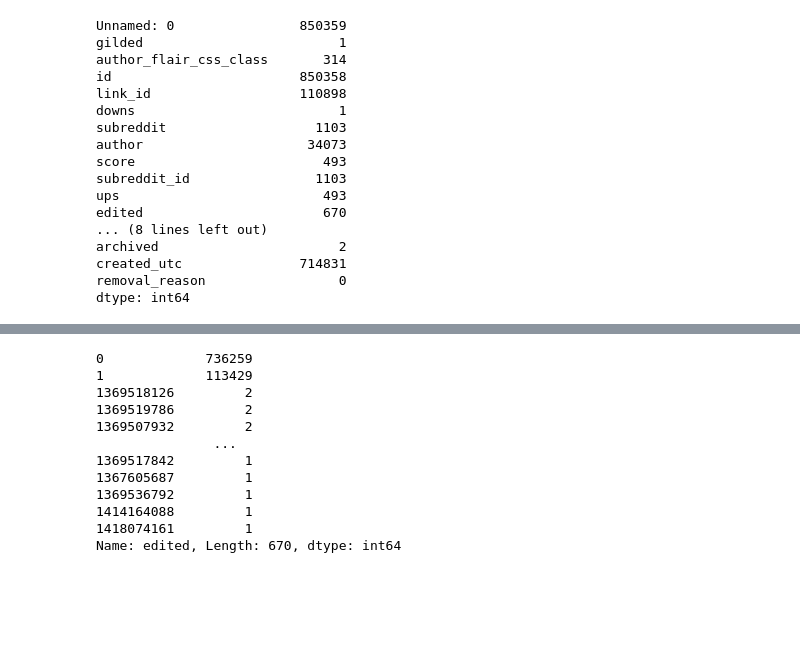
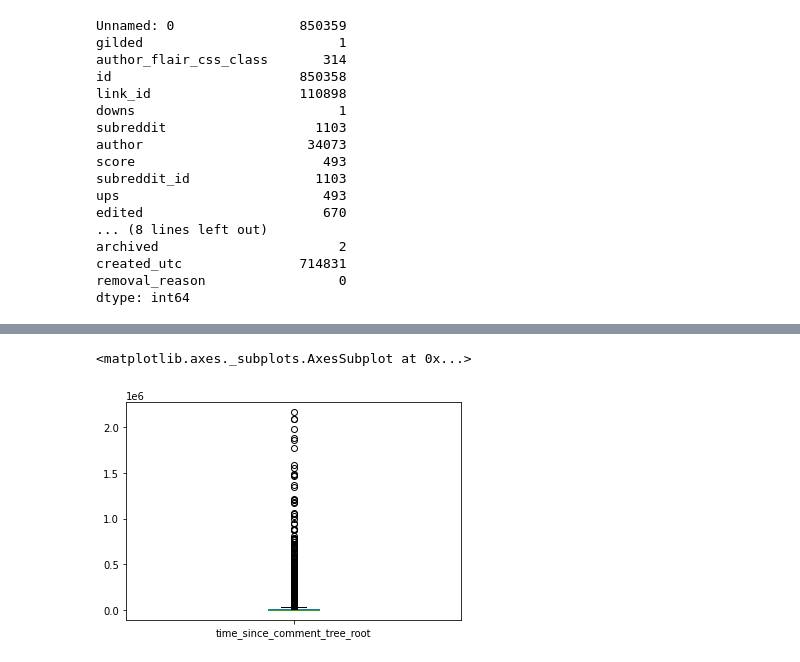
Before and after one commit to Gopinath1911/Reddit_Scores_Prediction, a Jupyter notebook: Reddit_Score_prediction.ipynb, the cells around one changed output, grey strips where cells are left out. Cells and saved outputs as stored; diff of their text form; code cells hidden in the pictures; blank space fills up the shorter version.

```diff
--- a/Reddit_Score_prediction.ipynb
+++ b/Reddit_Score_prediction.ipynb
@@ -94,0 +244,3 @@ df.head(1)
+# %%
+df["is_flair"]= ~df.author_flair_text.apply(lambda x: x is "None")
+df["is_flair_css"]= ~df.author_flair_css_class.apply(lambda x: x is "None")
@@ -94,0 +297,22 @@ df.head(1)
+# %%
+def get_comment_tree_root(x):
+    if comment_to_parent_dict[x][:3] == 't3_':
+        return x
+    try:
+        return get_comment_tree_root(comment_to_parent_dict[x])
+    except KeyError:
+        return np.nan
+
+comment_to_time = pd_to_dict(df[['name', 'time']],
+                              index='name', column='time')
+
+def get_time(x):
+    try:
+        return comment_to_time[x]
+    except:
+        return np.nan
+
+df['comment_tree_root_id'] = df.name.apply(get_comment_tree_root)
+df['comment_tree_root_score'] = df.comment_tree_root_id.apply(lambda x: get_parent_score(x))
+df['time_since_comment_tree_root'] = df.time - df.comment_tree_root_id.apply(get_time)
+df.time_since_comment_tree_root = df.time_since_comment_tree_root.apply(lambda x: x.total_seconds())
@@ -113,16 +342 @@ created_utc                    0
 dtype: int64
-# %%
-df.edited.value_counts()
-# %% [output]
-0             736259
-1             113429
-1369518126         2
-1369519786         2
-1369507932         2
-               ...
-1369517842         1
-1367605687         1
-1369536792         1
-1414164088         1
-1418074161         1
-Name: edited, Length: 670, dtype: int64
@@ -134,0 +343,5 @@ X_cat_encoding=pd.get_dummies(X_cat)
+# %%
+df["time_since_comment_tree_root"].plot(kind="box")
+# %% [output]
+<matplotlib.axes._subplots.AxesSubplot at 0x...>
+[figure, added]
```
Also changed, not shown: parts of 65 cells of this notebook.
